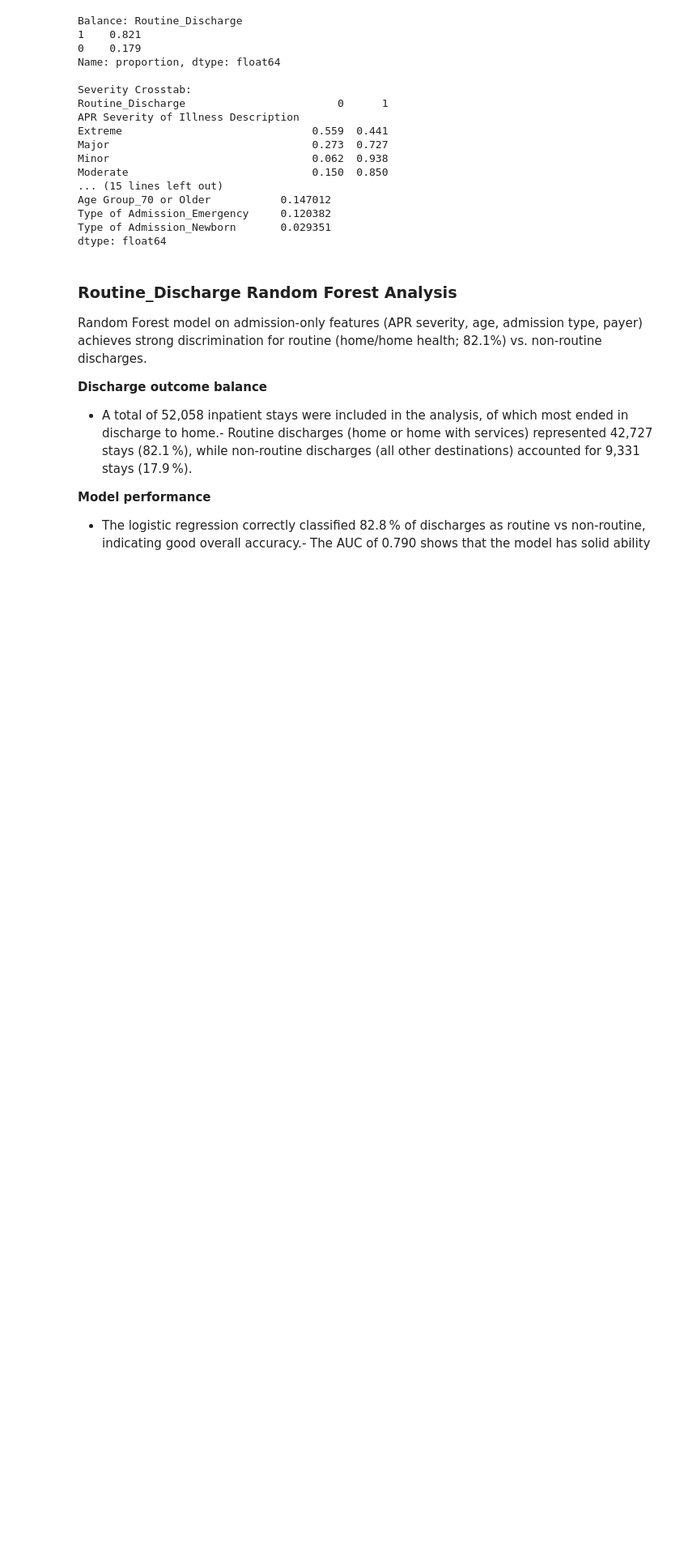
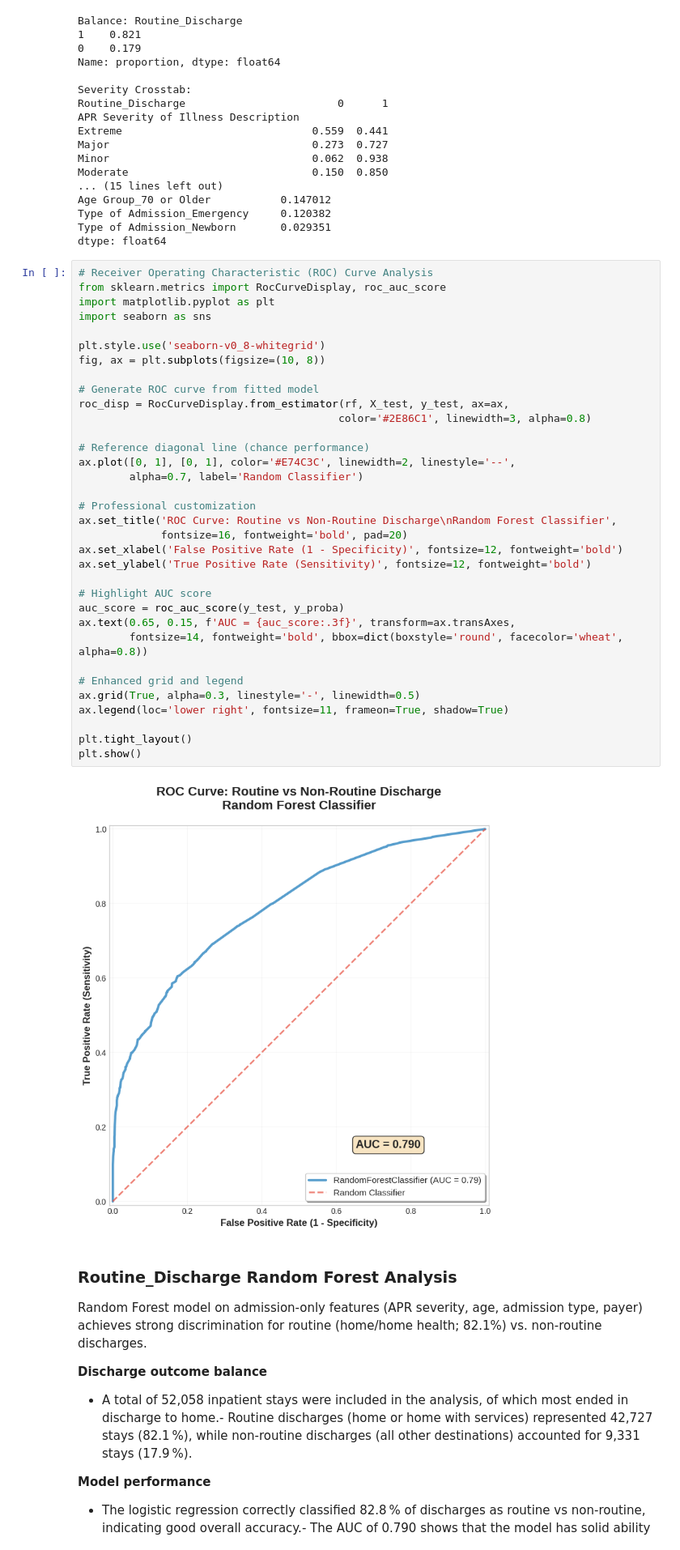
Before and after one commit to ibejerano/unie-healthcare-regression, a Jupyter notebook: src/hospital_los_regressor.ipynb, the cells around one changed output. Shown at 81% size. Saved outputs shown, nothing was run; the diff lists cells and outputs as text; blank space fills up the shorter version.

Commit message:
AUC/ROC plot

```diff
--- a/src/hospital_los_regressor.ipynb
+++ b/src/hospital_los_regressor.ipynb
@@ -1379,6 +1379,42 @@ Age Group_70 or Older           0.147012
 Type of Admission_Emergency     0.120382
 Type of Admission_Newborn       0.029351
 dtype: float64
+# %%
+# Receiver Operating Characteristic (ROC) Curve Analysis
+from sklearn.metrics import RocCurveDisplay, roc_auc_score
+import matplotlib.pyplot as plt
+import seaborn as sns
+
+plt.style.use('seaborn-v0_8-whitegrid')
+fig, ax = plt.subplots(figsize=(10, 8))
+
+# Generate ROC curve from fitted model
+roc_disp = RocCurveDisplay.from_estimator(rf, X_test, y_test, ax=ax,
+                                         color='#2E86C1', linewidth=3, alpha=0.8)
+
+# Reference diagonal line (chance performance)
+ax.plot([0, 1], [0, 1], color='#E74C3C', linewidth=2, linestyle='--',
+        alpha=0.7, label='Random Classifier')
+
+# Professional customization
+ax.set_title('ROC Curve: Routine vs Non-Routine Discharge\nRandom Forest Classifier',
+             fontsize=16, fontweight='bold', pad=20)
+ax.set_xlabel('False Positive Rate (1 - Specificity)', fontsize=12, fontweight='bold')
+ax.set_ylabel('True Positive Rate (Sensitivity)', fontsize=12, fontweight='bold')
+
+# Highlight AUC score
+auc_score = roc_auc_score(y_test, y_proba)
+ax.text(0.65, 0.15, f'AUC = {auc_score:.3f}', transform=ax.transAxes,
+        fontsize=14, fontweight='bold', bbox=dict(boxstyle='round', facecolor='wheat', alpha=0.8))
+
+# Enhanced grid and legend
+ax.grid(True, alpha=0.3, linestyle='-', linewidth=0.5)
+ax.legend(loc='lower right', fontsize=11, frameon=True, shadow=True)
+
+plt.tight_layout()
+plt.show()
+# %% [output]
+[figure, added]
 # %% [markdown]
 ### Routine_Discharge Random Forest Analysis
 
```
Also changed, not shown: parts of 5 cells of this notebook.
